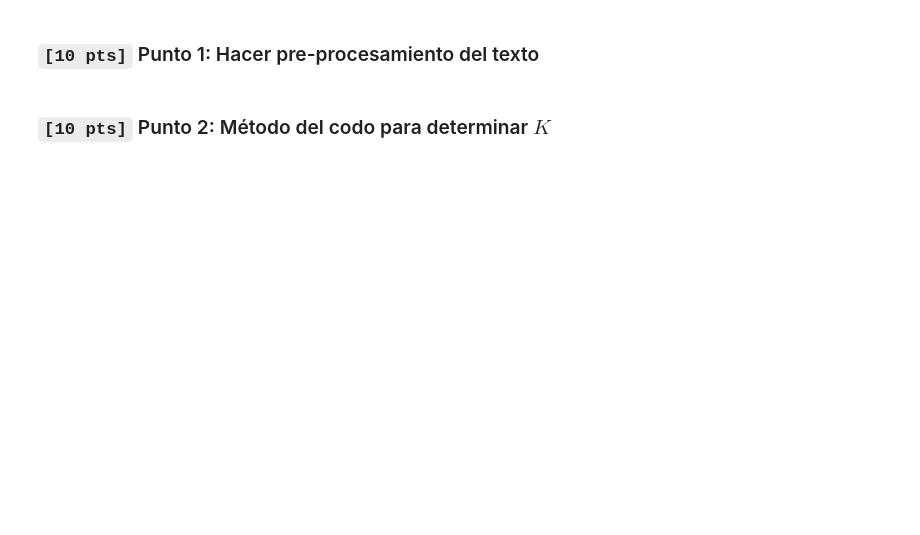
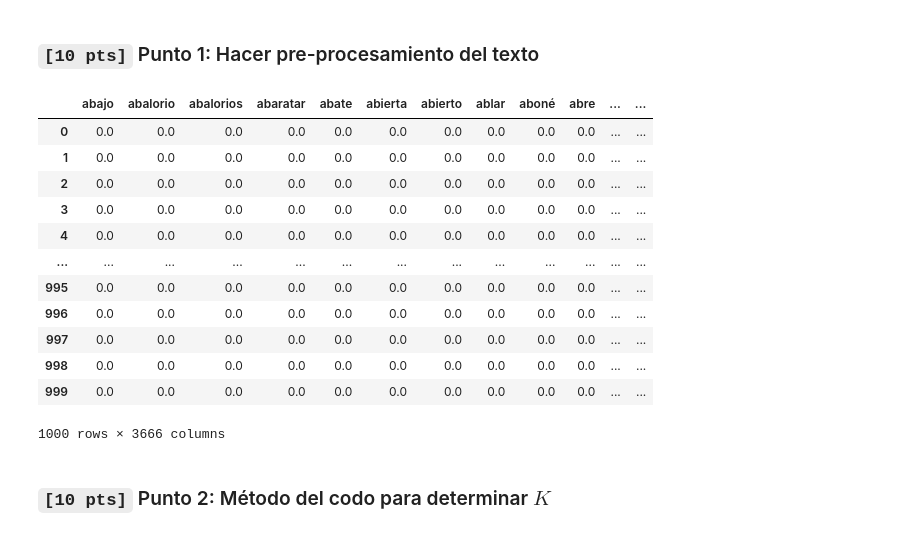
Before and after one commit to svargasg/KL-NLP, a Jupyter notebook: Clases/20210422/taller/taller8.ipynb, the cells around one changed output. Saved outputs shown, nothing was run; the diff lists cells and outputs as text; code cells hidden in the pictures; blank space fills up the shorter version.

```diff
--- a/Clases/20210422/taller/taller8.ipynb
+++ b/Clases/20210422/taller/taller8.ipynb
@@ -36,5 +37,34 @@ data.head()
 | 4 | es_0206329 | product_es_0728826 | reviewer_es_0493255 | 4 | El cable funciona bien podria ser... | Perfecto | es | video_games |
 # %% [markdown]
 ###  `[10 pts]` Punto 1: Hacer pre-procesamiento del texto
+# %%
+stopwords_sp = stopwords.words('spanish')
+
+def pre_procesado(texto):
+    texto = texto.lower()
+    texto = re.sub(r"[\W\d_]+", " ", texto)
+    texto = texto.split() # Tokenizar
+    texto = [palabra for palabra in texto if palabra not in stopwords_sp]
+    texto = " ".join(texto)
+    return texto
+
+tfidf_vect = TfidfVectorizer(preprocessor=pre_procesado)
+tfidf = tfidf_vect.fit_transform(data["review_body"].values)
+tfidf_matrix = pd.DataFrame(tfidf.toarray(), columns = tfidf_vect.get_feature_names())
+tfidf_matrix
+# %% [output]
+|  | abajo | abalorio | abalorios | abaratar | abate | abierta | abierto | ablar | aboné | abre | ... | ... |
+| 0 | 0.0 | 0.0 | 0.0 | 0.0 | 0.0 | 0.0 | 0.0 | 0.0 | 0.0 | 0.0 | ... | ... |
+| 1 | 0.0 | 0.0 | 0.0 | 0.0 | 0.0 | 0.0 | 0.0 | 0.0 | 0.0 | 0.0 | ... | ... |
+| 2 | 0.0 | 0.0 | 0.0 | 0.0 | 0.0 | 0.0 | 0.0 | 0.0 | 0.0 | 0.0 | ... | ... |
+| 3 | 0.0 | 0.0 | 0.0 | 0.0 | 0.0 | 0.0 | 0.0 | 0.0 | 0.0 | 0.0 | ... | ... |
+| 4 | 0.0 | 0.0 | 0.0 | 0.0 | 0.0 | 0.0 | 0.0 | 0.0 | 0.0 | 0.0 | ... | ... |
+| ... | ... | ... | ... | ... | ... | ... | ... | ... | ... | ... | ... | ... |
+| 995 | 0.0 | 0.0 | 0.0 | 0.0 | 0.0 | 0.0 | 0.0 | 0.0 | 0.0 | 0.0 | ... | ... |
+| 996 | 0.0 | 0.0 | 0.0 | 0.0 | 0.0 | 0.0 | 0.0 | 0.0 | 0.0 | 0.0 | ... | ... |
+| 997 | 0.0 | 0.0 | 0.0 | 0.0 | 0.0 | 0.0 | 0.0 | 0.0 | 0.0 | 0.0 | ... | ... |
+| 998 | 0.0 | 0.0 | 0.0 | 0.0 | 0.0 | 0.0 | 0.0 | 0.0 | 0.0 | 0.0 | ... | ... |
+| 999 | 0.0 | 0.0 | 0.0 | 0.0 | 0.0 | 0.0 | 0.0 | 0.0 | 0.0 | 0.0 | ... | ... |
+1000 rows × 3666 columns
 # %% [markdown]
 ###  `[10 pts]` Punto 2: Método del codo para determinar $K$
```
Also changed, not shown: parts of 16 cells of this notebook.
